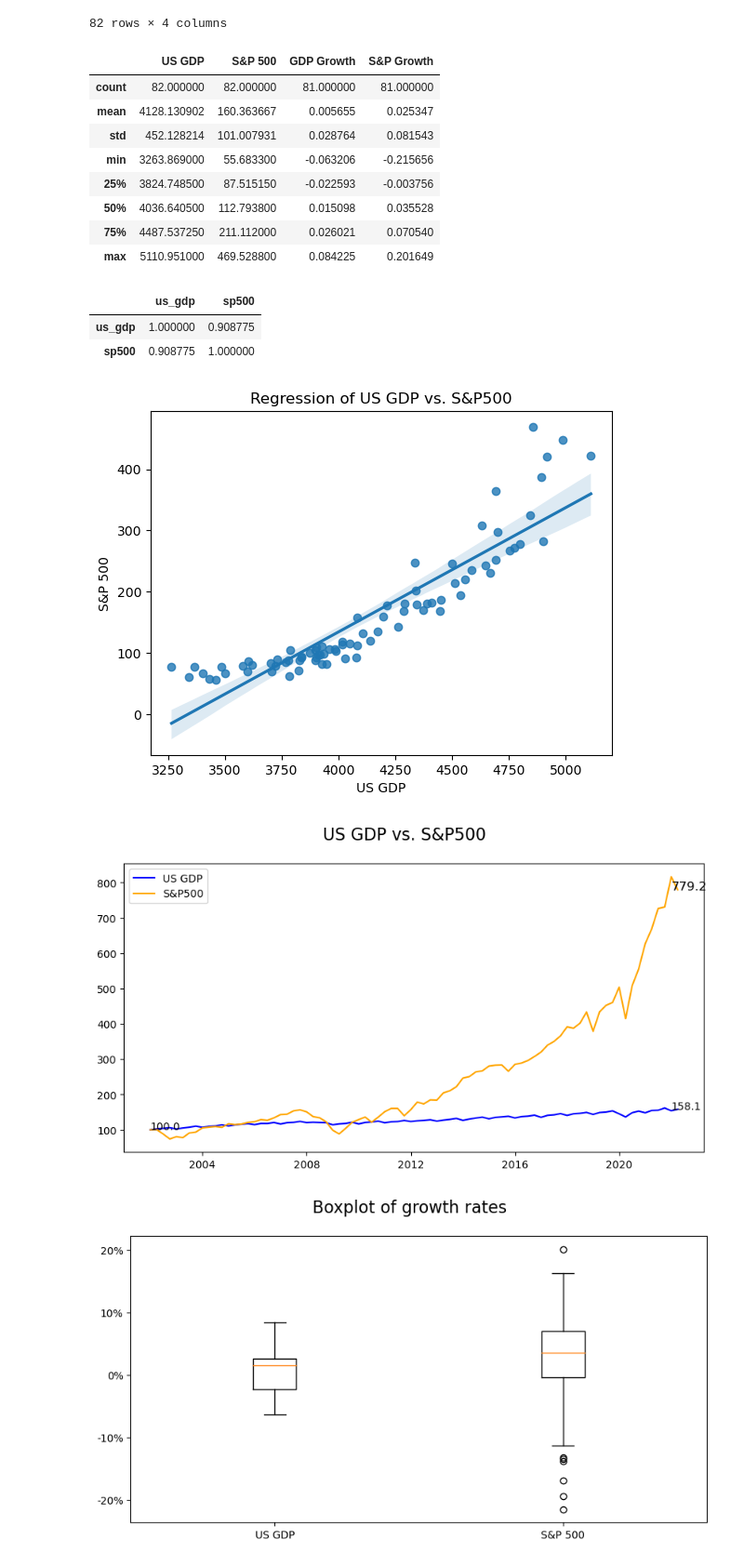
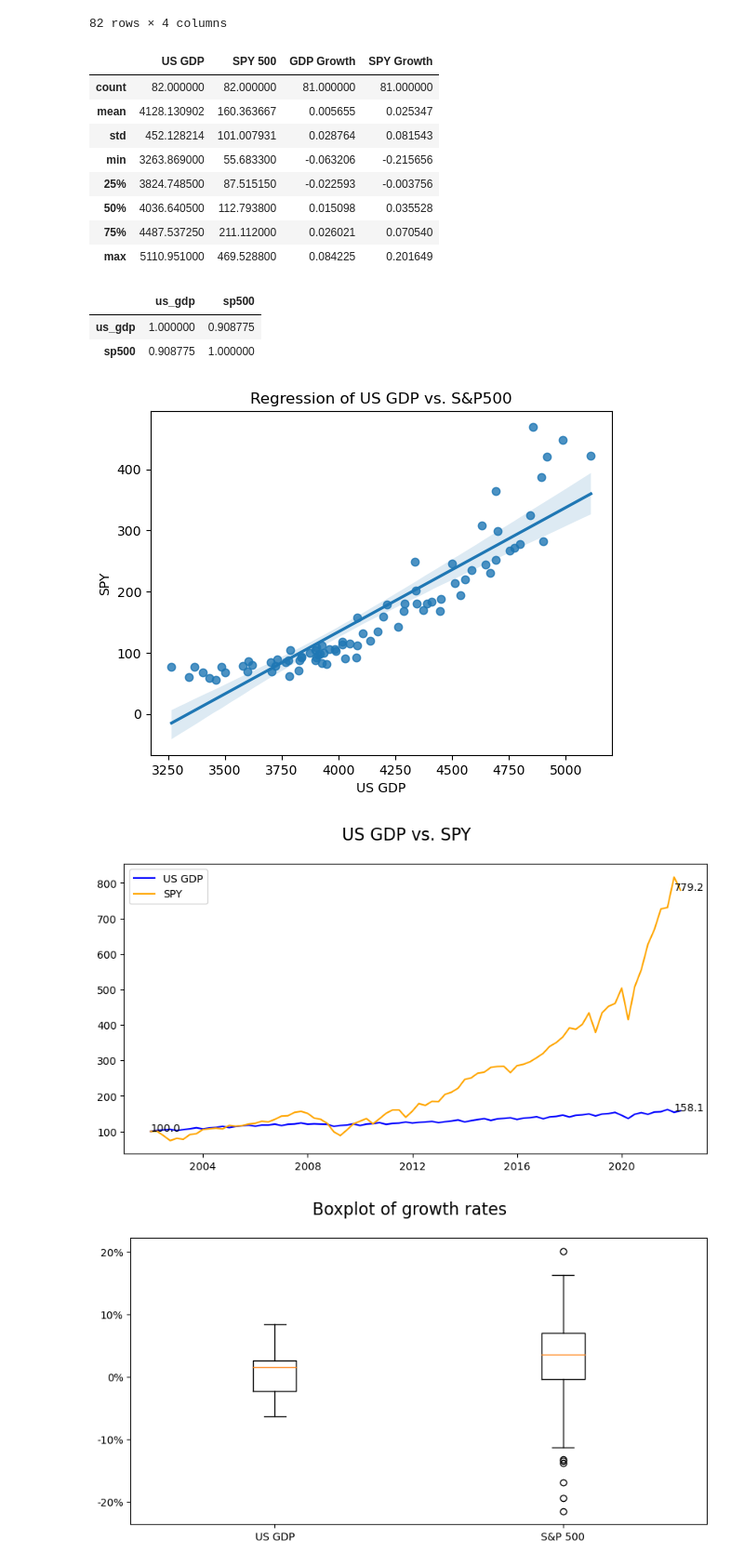
Before and after one commit to tillfurger/stock_vs_gdp, a Jupyter notebook: notebooks/data_analysis.ipynb, the cells around one changed output. Shown: that part at 93% size. Cells and saved outputs as stored; diff of their text form; code cells hidden in the pictures.

```diff
--- a/notebooks/data_analysis.ipynb
+++ b/notebooks/data_analysis.ipynb
@@ -49,14 +49,14 @@ data
 # Write a latex label with summary statistics
 
 data_info = data.describe()
-data_info.columns = ['US GDP','S&P 500', 'GDP Growth', 'S&P Growth']
+data_info.columns = ['US GDP','SPY 500', 'GDP Growth', 'SPY Growth']
 
 with open('../reports/tables/summary_statistics.tex','w') as tf:
-    tf.write(data_info.style.to_latex())
+    tf.write(data_info.style.to_latex().replace('%', '\%'))
 
 data_info
 # %% [output]
-|  | US GDP | S&P 500 | GDP Growth | S&P Growth |
+|  | US GDP | SPY 500 | GDP Growth | SPY Growth |
 | count | 82.000000 | 82.000000 | 81.000000 | 81.000000 |
 | mean | 4128.130902 | 160.363667 | 0.005655 | 0.025347 |
 | std | 452.128214 | 101.007931 | 0.028764 | 0.081543 |
@@ -74,11 +74,11 @@ data[['us_gdp', 'sp500']].corr()
 | us_gdp | 1.000000 | 0.908775 |
 | sp500 | 0.908775 | 1.000000 |
 # %%
-fig = sns.regplot(x=data.us_gdp, y=data.sp500).set(xlabel='US GDP', ylabel='S&P 500', title='Regression of US GDP vs. S&P500');
+fig = sns.regplot(x=data.us_gdp, y=data.sp500).set(xlabel='US GDP', ylabel='SPY', title='Regression of US GDP vs. S&P500');
 
 plt.savefig("../reports/figures/regression.svg")
 # %% [output]
-[figure, old version]
+[figure, new version]
 # %%
 # Make the two series to start at 100
 
@@ -89,22 +89,22 @@ data_ext['sp500_100'] = 100*np.exp(np.nan_to_num(data['sp500_growth'].cumsum()))
 # %%
 # Plot the two series both starting at 100
 
 fig1, ax1 = plt.subplots(figsize=(10, 5))
 
 ax1.plot(data_ext.us_gdp_100, color='blue')
 ax1.plot(data_ext.sp500_100, color='orange')
 
-fig1.suptitle('US GDP vs. S&P500', fontsize=16)
+fig1.suptitle('US GDP vs. SPY', fontsize=16)
 
-ax1.legend(['US GDP', 'S&P500'], loc='upper left');
+ax1.legend(['US GDP', 'SPY'], loc='upper left');
 
 ax1.text(data_ext.us_gdp_100.index[-2], data_ext.us_gdp_100[-1], np.round(data_ext.us_gdp_100[-1], 1))
-ax1.text(data_ext.sp500_100.index[-2], data_ext.sp500_100[-1], np.round(data_ext.sp500_100[-1], 1), size=12)
+ax1.text(data_ext.sp500_100.index[-2], data_ext.sp500_100[-1], np.round(data_ext.sp500_100[-1], 1))
 ax1.text(data_ext.sp500_100.index[0], data_ext.sp500_100[0], np.round(data_ext.sp500_100[0], 1))
 
 plt.savefig("../reports/figures/growth_starting_at_100.svg")
 # %% [output]
-[figure, old version]
+[figure, new version]
 # %%
 # Add some boxplots
 
```
Also changed, not shown: parts of 1 cell of this notebook, 22 other files.
